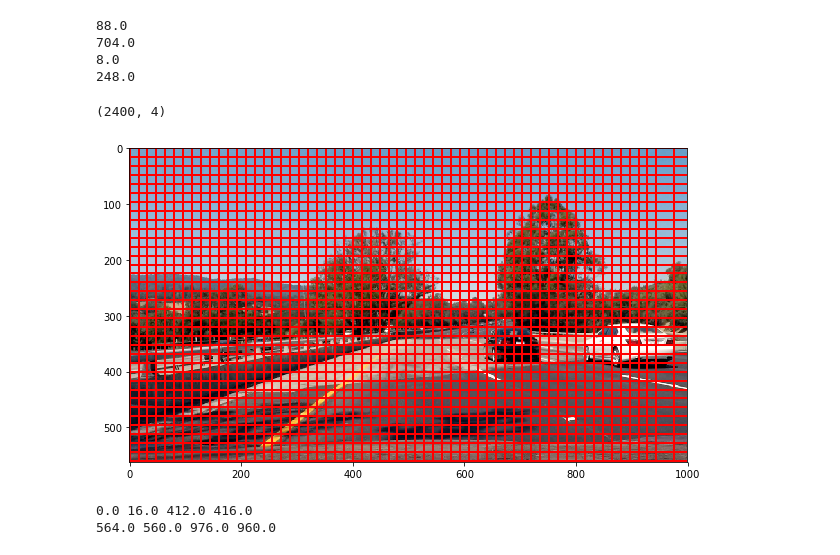
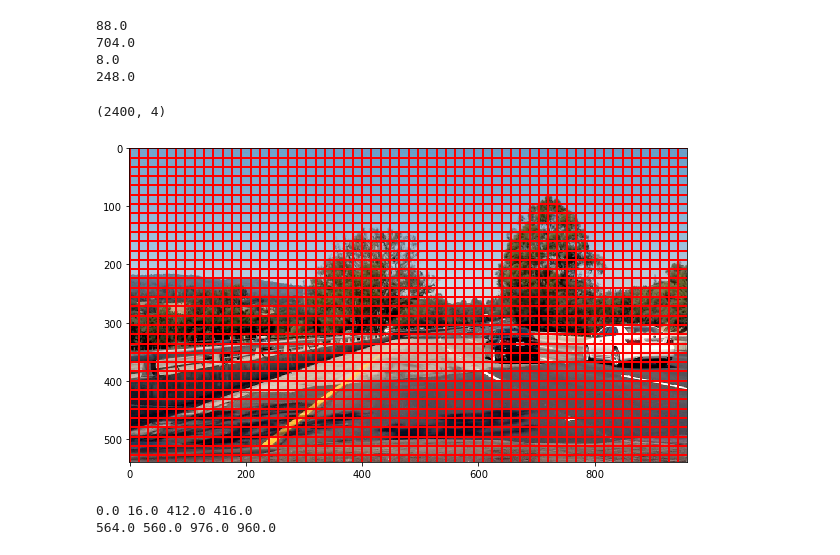
Before and after one commit to Walter1218/self_driving_car_ND, a Jupyter notebook: faster_rcnn_explorer/Untitled.ipynb, the cells around one changed output. Saved outputs shown, nothing was run; the diff lists cells and outputs as text; code cells hidden in the pictures.

```diff
--- a/faster_rcnn_explorer/Untitled.ipynb
+++ b/faster_rcnn_explorer/Untitled.ipynb
@@ -71,25 +71,25 @@ print(np.max(ctr_y))
 # %%
 #shifts display on the original image
 feat_w = 60
 feat_h = 40
 shift_x = np.arange(0, feat_w) * feat_stride
 shift_y = np.arange(0, feat_h) * feat_stride
 shift_x, shift_y = np.meshgrid(shift_x, shift_y)
 shifts = np.vstack((shift_x.ravel(), shift_y.ravel(),
                     shift_x.ravel(), shift_y.ravel())).transpose()
 print(shifts.shape)
 #bbox = ((np.min(nonzerox), np.min(nonzeroy)), (np.max(nonzerox), np.max(nonzeroy)))
 bbox = ((shifts[:,0], shifts[:,1]),(shifts[:,2],shifts[:,3]))
 from PIL import Image
 im = Image.open("test4.jpg")
-im.thumbnail((1000, 600), Image.ANTIALIAS)
+im.thumbnail((960, 640), Image.ANTIALIAS)
 plt.imshow(im)
 currentAxis = plt.gca()
 for i in range(shifts.shape[0]):
     currentAxis.add_patch(plt.Rectangle((shifts[i,0]-feat_stride, shifts[i,1]-feat_stride), shifts[i,2], shifts[i,3], fill=False, edgecolor= 'r', linewidth=2))
 # %% [output]
 (2400, 4)
-[figure, old version]
+[figure, new version]
 # %%
 x1 = ctr_x - 0.5 * widths +360
 y1 = ctr_y - 0.5 * heights +360
```
Also changed, not shown: parts of 19 cells of this notebook.
